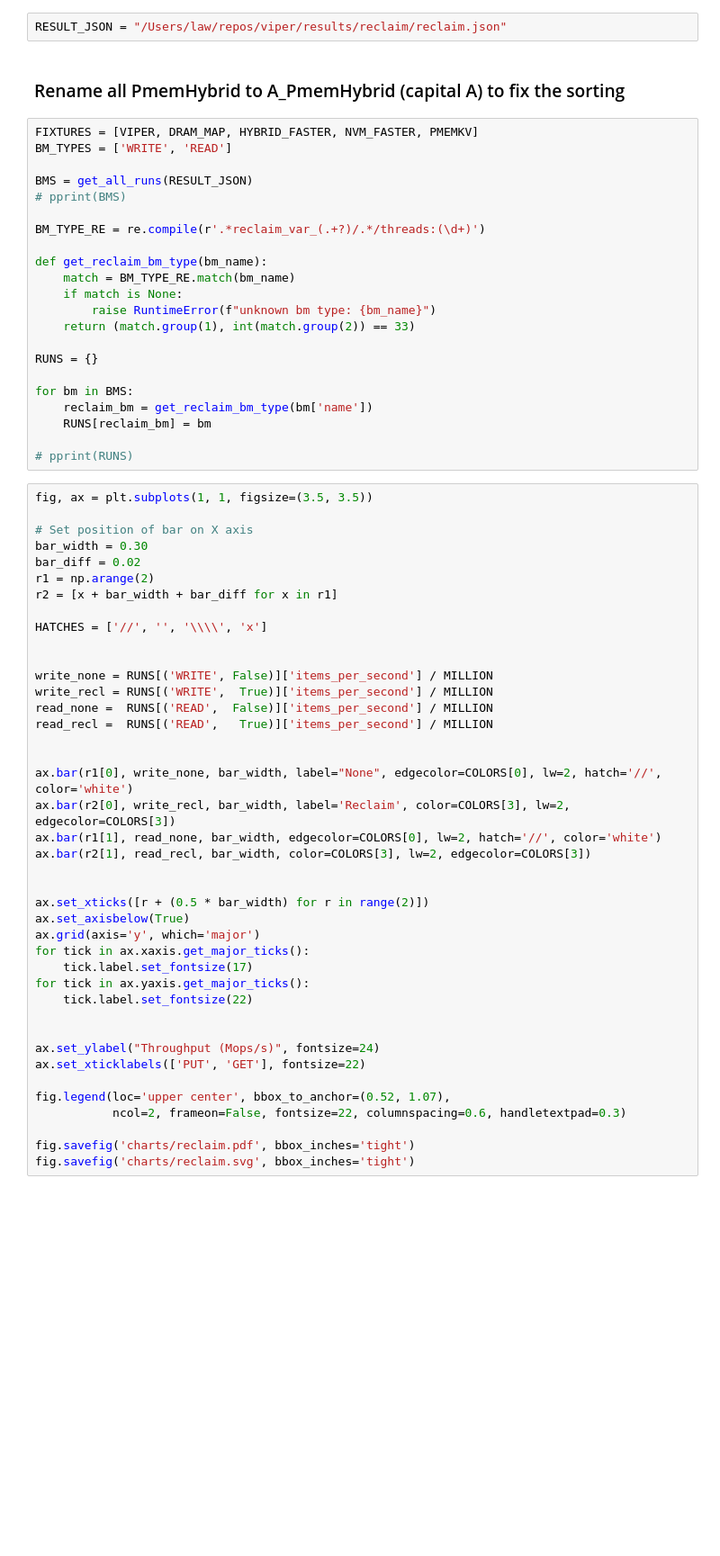
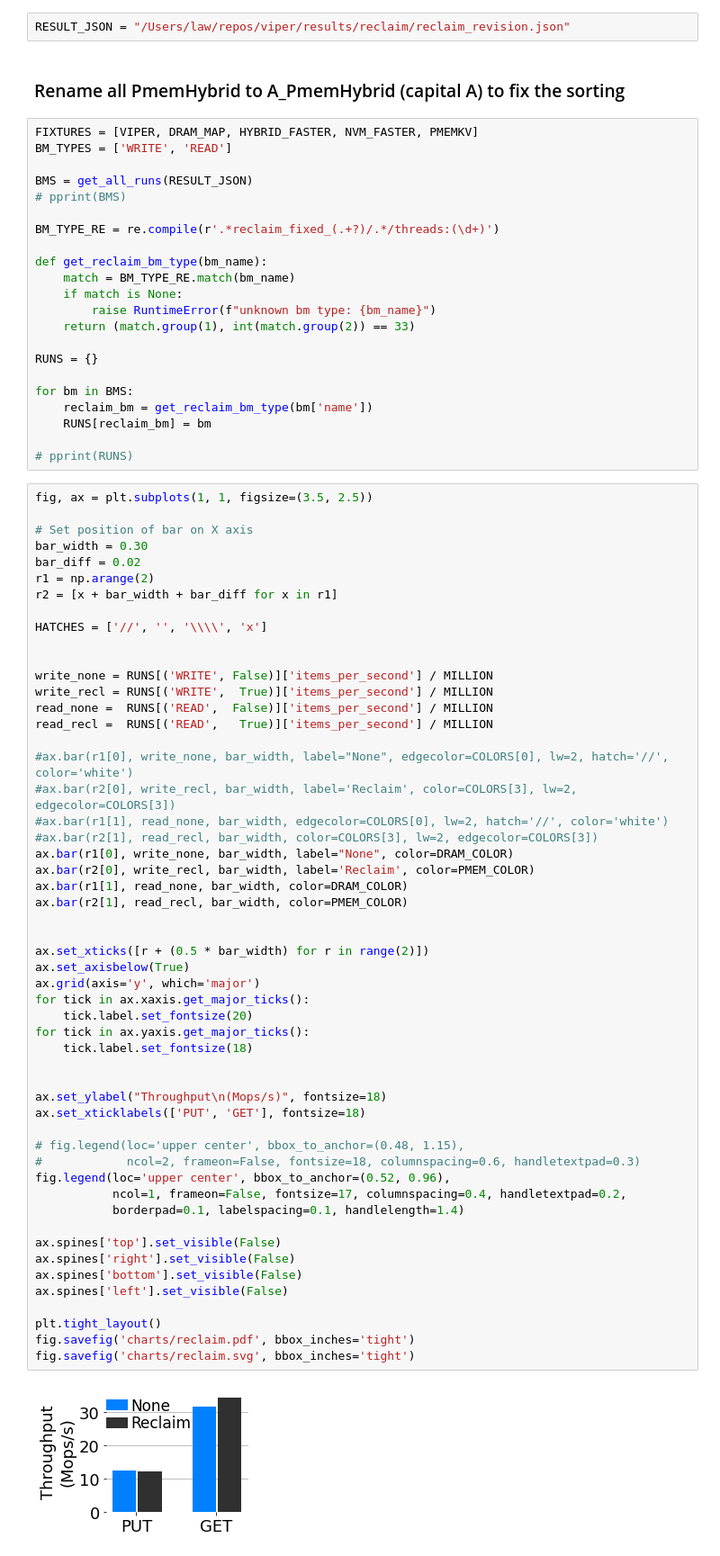
Before and after one commit to hpides/viper, a Jupyter notebook: eval/reclaim.ipynb, the cells around one changed output. Shown: that part at 90% size. Drawn from its saved outputs; the diff is of its cells as text; blank space fills up the shorter version.

```diff
--- a/eval/reclaim.ipynb
+++ b/eval/reclaim.ipynb
@@ -5,5 +8,5 @@ from common import *
 # %%
-RESULT_JSON = "/Users/law/repos/viper/results/reclaim/reclaim.json"
+RESULT_JSON = "/Users/law/repos/viper/results/reclaim/reclaim_revision.json"
 # %% [markdown]
 ### Rename all PmemHybrid to A_PmemHybrid (capital A) to fix the sorting
 # %%
@@ -13,7 +16,7 @@ BM_TYPES = ['WRITE', 'READ']
 BMS = get_all_runs(RESULT_JSON)
 # pprint(BMS)
 
-BM_TYPE_RE = re.compile(r'.*reclaim_var_(.+?)/.*/threads:(\d+)')
+BM_TYPE_RE = re.compile(r'.*reclaim_fixed_(.+?)/.*/threads:(\d+)')
 
 def get_reclaim_bm_type(bm_name):
     match = BM_TYPE_RE.match(bm_name)
@@ -29,43 +32,57 @@ for bm in BMS:
 
 # pprint(RUNS)
 # %%
-fig, ax = plt.subplots(1, 1, figsize=(3.5, 3.5))
+fig, ax = plt.subplots(1, 1, figsize=(3.5, 2.5))
 
 # Set position of bar on X axis
 bar_width = 0.30
 bar_diff = 0.02
 r1 = np.arange(2)
 r2 = [x + bar_width + bar_diff for x in r1]
 
 HATCHES = ['//', '', '\\\\', 'x']
 
 
 write_none = RUNS[('WRITE', False)]['items_per_second'] / MILLION
 write_recl = RUNS[('WRITE',  True)]['items_per_second'] / MILLION
 read_none =  RUNS[('READ',  False)]['items_per_second'] / MILLION
 read_recl =  RUNS[('READ',   True)]['items_per_second'] / MILLION
 
-
-ax.bar(r1[0], write_none, bar_width, label="None", edgecolor=COLORS[0], lw=2, hatch='//', color='white')
-ax.bar(r2[0], write_recl, bar_width, label='Reclaim', color=COLORS[3], lw=2, edgecolor=COLORS[3])
-ax.bar(r1[1], read_none, bar_width, edgecolor=COLORS[0], lw=2, hatch='//', color='white')
-ax.bar(r2[1], read_recl, bar_width, color=COLORS[3], lw=2, edgecolor=COLORS[3])
+#ax.bar(r1[0], write_none, bar_width, label="None", edgecolor=COLORS[0], lw=2, hatch='//', color='white')
+#ax.bar(r2[0], write_recl, bar_width, label='Reclaim', color=COLORS[3], lw=2, edgecolor=COLORS[3])
+#ax.bar(r1[1], read_none, bar_width, edgecolor=COLORS[0], lw=2, hatch='//', color='white')
+#ax.bar(r2[1], read_recl, bar_width, color=COLORS[3], lw=2, edgecolor=COLORS[3])
+ax.bar(r1[0], write_none, bar_width, label="None", color=DRAM_COLOR)
+ax.bar(r2[0], write_recl, bar_width, label='Reclaim', color=PMEM_COLOR)
+ax.bar(r1[1], read_none, bar_width, color=DRAM_COLOR)
+ax.bar(r2[1], read_recl, bar_width, color=PMEM_COLOR)
 
 
 ax.set_xticks([r + (0.5 * bar_width) for r in range(2)])
 ax.set_axisbelow(True)
 ax.grid(axis='y', which='major')
 for tick in ax.xaxis.get_major_ticks():
-    tick.label.set_fontsize(17)
+    tick.label.set_fontsize(20)
 for tick in ax.yaxis.get_major_ticks():
-    tick.label.set_fontsize(22)
+    tick.label.set_fontsize(18)
 
 
-ax.set_ylabel("Throughput (Mops/s)", fontsize=24)
-ax.set_xticklabels(['PUT', 'GET'], fontsize=22)
+ax.set_ylabel("Throughput\n(Mops/s)", fontsize=18)
+ax.set_xticklabels(['PUT', 'GET'], fontsize=18)
 
-fig.legend(loc='upper center', bbox_to_anchor=(0.52, 1.07),
-           ncol=2, frameon=False, fontsize=22, columnspacing=0.6, handletextpad=0.3)
+# fig.legend(loc='upper center', bbox_to_anchor=(0.48, 1.15),
+#            ncol=2, frameon=False, fontsize=18, columnspacing=0.6, handletextpad=0.3)
+fig.legend(loc='upper center', bbox_to_anchor=(0.52, 0.96),
+           ncol=1, frameon=False, fontsize=17, columnspacing=0.4, handletextpad=0.2,
+           borderpad=0.1, labelspacing=0.1, handlelength=1.4)
 
+ax.spines['top'].set_visible(False)
+ax.spines['right'].set_visible(False)
+ax.spines['bottom'].set_visible(False)
+ax.spines['left'].set_visible(False)
+
+plt.tight_layout()
 fig.savefig('charts/reclaim.pdf', bbox_inches='tight')
 fig.savefig('charts/reclaim.svg', bbox_inches='tight')
+# %% [output]
+[figure, added]
```
Also changed, not shown: parts of 1 cell of this notebook, 6 other files.
